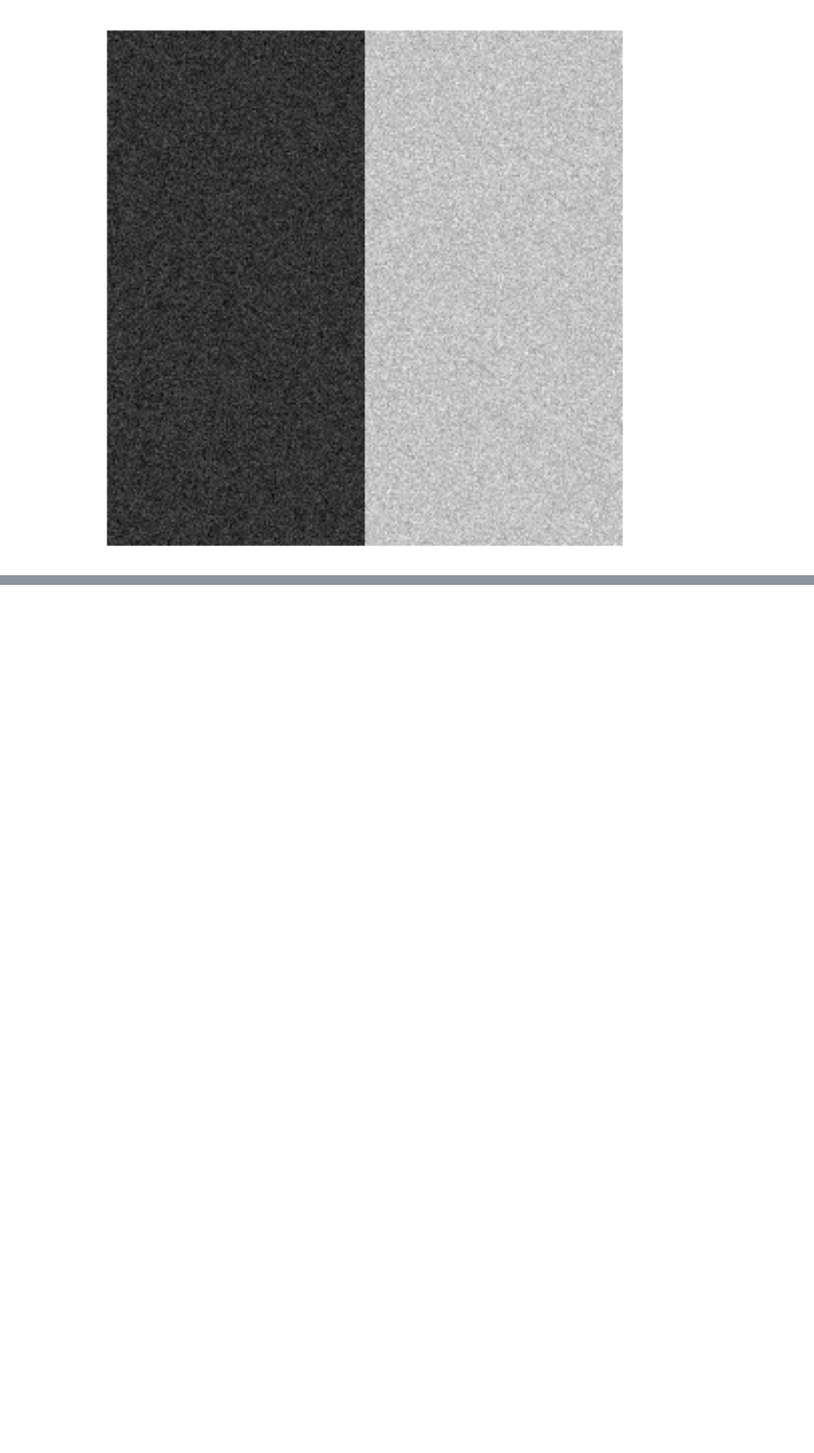
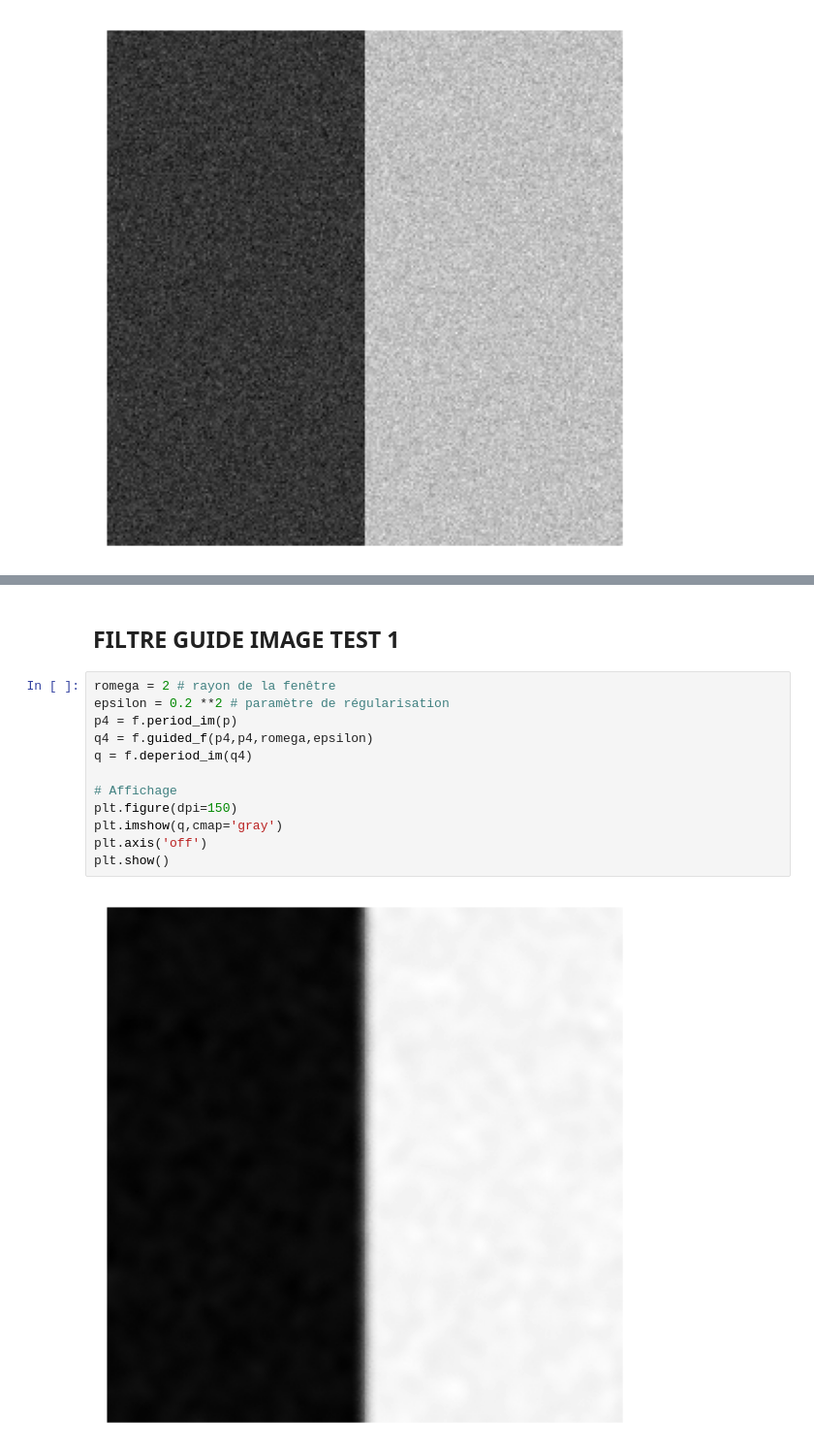
Before and after one commit to nizurc/2025-projet-S2-MMA-analyse-image, a Jupyter notebook: Guided Image Filtering.ipynb, the cells around one changed output, grey strips where cells are left out. Shown at 97% size. Drawn from its saved outputs; the diff is of its cells as text; blank space fills up the shorter version.

```diff
--- a/Guided Image Filtering.ipynb
+++ b/Guided Image Filtering.ipynb
@@ -39,0 +66,16 @@ plt.show()
+# %% [markdown]
+## FILTRE GUIDE IMAGE TEST 1
+# %%
+romega = 2 # rayon de la fenêtre
+epsilon = 0.2 **2 # paramètre de régularisation
+p4 = f.period_im(p)
+q4 = f.guided_f(p4,p4,romega,epsilon)
+q = f.deperiod_im(q4)
+
+# Affichage
+plt.figure(dpi=150)
+plt.imshow(q,cmap='gray')
+plt.axis('off')
+plt.show()
+# %% [output]
+[figure, added]
```
Also changed, not shown: parts of 16 cells of this notebook.
